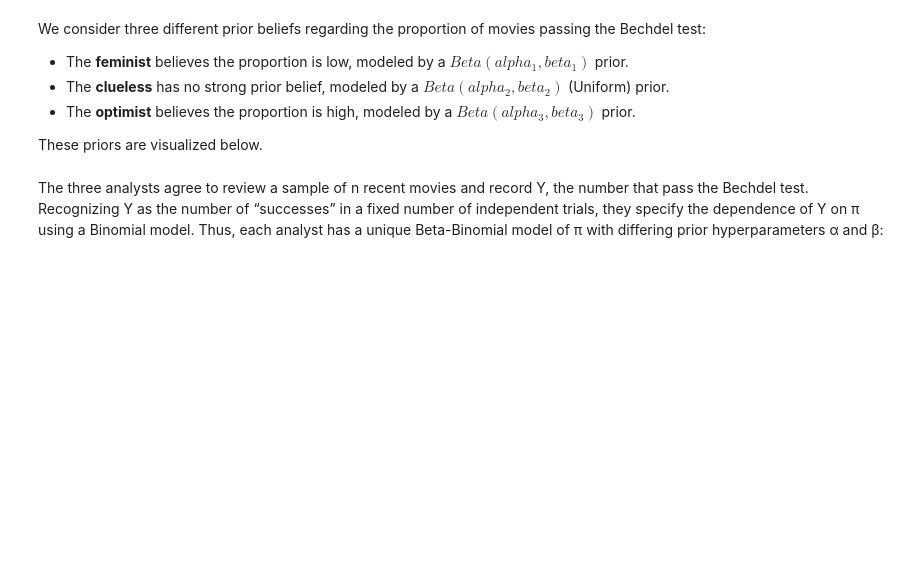
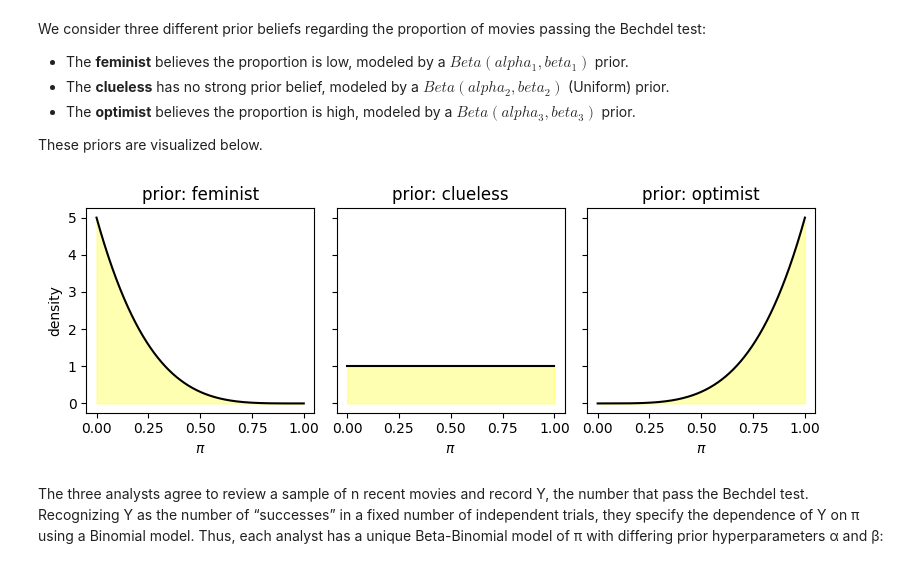
Before and after one commit to rogeranyor/BayesianInferenceUB25, a Jupyter notebook: notebooks/Session 6 - Bayesian Models.ipynb, the cells around one changed output. Saved outputs shown, nothing was run; the diff lists cells and outputs as text; code cells hidden in the pictures; blank space fills up the shorter version.

```diff
--- a/notebooks/Session 6 - Bayesian Models.ipynb
+++ b/notebooks/Session 6 - Bayesian Models.ipynb
@@ -28,9 +30,9 @@ ut.get_gamma_plots()
 # %%
 #solution
 
-alpha_1, beta_1 = [,]
-alpha_2, beta_2 = [,]
-alpha_3, beta_3 = [,]
+alpha_1, beta_1 = [1,5]
+alpha_2, beta_2 = [1,1]
+alpha_3, beta_3 = [5,1]
 # %% [markdown]
 # Different Priors, Different Posteriors
 # %% [markdown]
@@ -44,27 +46,29 @@ These priors are visualized below.
 # %%
 # Define prior distributions
 x = np.linspace(0, 1, 1000)
 priors = {
     "feminist": beta.pdf(x, alpha_1, beta_1),
     "clueless": beta.pdf(x, alpha_2, beta_2),
-    "optimist": beta.pdf(x, alpha_1, beta_3),
+    "optimist": beta.pdf(x, alpha_3, beta_3),
 }
 
 # Create subplots
 fig, axes = plt.subplots(1, 3, figsize=(8, 3), sharey=True)
 
 # Plot each prior
 for ax, (label, y) in zip(axes, priors.items()):
     ax.plot(x, y, color="black")
     ax.fill_between(x, y, alpha=0.3, color="yellow")
     ax.set_title(f"prior: {label}")
     ax.set_xlabel(r"$\pi$")
     ax.grid(False)
 
 axes[0].set_ylabel("density")
 
 plt.tight_layout()
 plt.show()
+# %% [output]
+[figure, added]
 # %% [markdown]
 The three analysts agree to review a sample of n recent movies and record Y, the number that pass the Bechdel test. Recognizing Y as the number of “successes” in a fixed number of independent trials, they specify the dependence of Y on π using a Binomial model. Thus, each analyst has a unique Beta-Binomial model of π with differing prior hyperparameters α and β:
 # %% [markdown]
```
Also changed, not shown: parts of 17 cells of this notebook, 4 other files.
